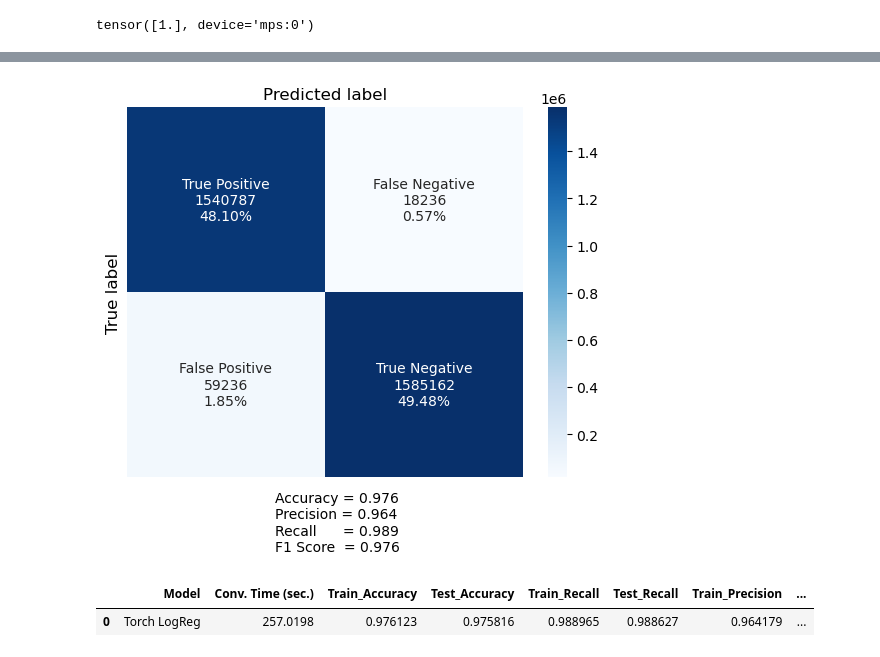
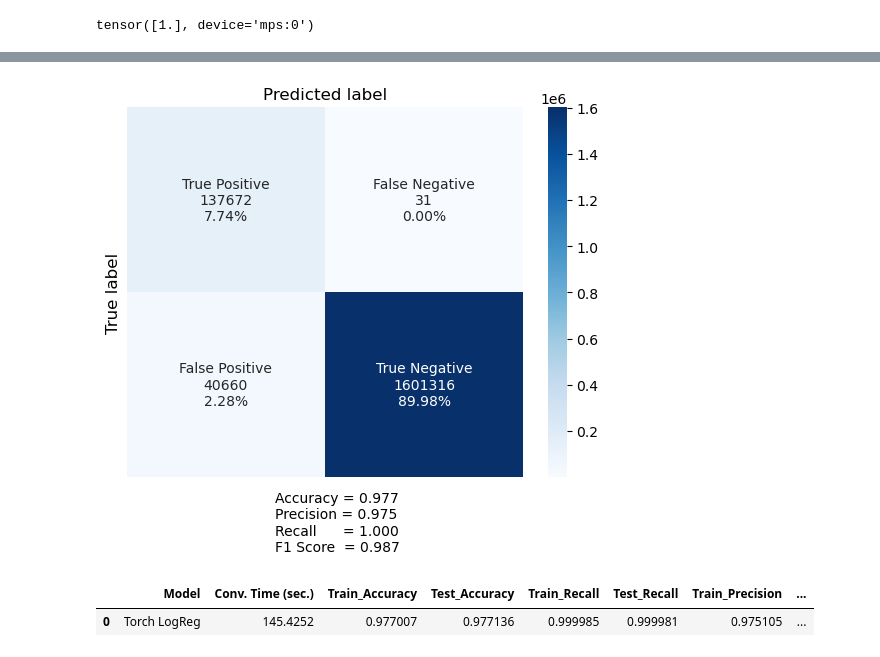
Before and after one commit to japoeder/Basket-Analysis, a Jupyter notebook: 6) Neural Net.ipynb, the cells around one changed output, grey strips where cells are left out. Cells and saved outputs as stored; diff of their text form; code cells hidden in the pictures.

Commit message:
debug model comparison logic, wrap up NN model.

```diff
--- a/6) Neural Net.ipynb
+++ b/6) Neural Net.ipynb
@@ -132,8 +130,8 @@ Resampled dataset shape Counter({1: 5339035, 0: 5339035})
 # %% [markdown]
 ## Train-Test Split
 # %%
-X_train, X_test, y_train, y_test = train_test_split(X_res, y_res, test_size = 0.3)
-#X_train, X_test, y_train, y_test = train_test_split(X, y, test_size = 0.3)
+#X_train, X_test, y_train, y_test = train_test_split(X_res, y_res, test_size = 0.3)
+X_train, X_test, y_train, y_test = train_test_split(X, y, test_size = 0.3)
 
 print("Shape of X_train: ", X_train.shape)
 print("Shape of y_train: ", y_train.shape)
@@ -163,9 +161,11 @@ tensor([1.], device='mps:0')
 sc = MinMaxScaler()
 X_train_sc = sc.fit_transform(X_train)
 X_test_sc = sc.transform(X_test)
+X_val_sc = sc.transform(X_val)
 # %%
-X_train_t = torch.tensor(X_train, dtype=torch.float, device=processor)
-X_test_t = torch.tensor(X_test, dtype=torch.float, device=processor)
+X_train_t = torch.tensor(X_train_sc, dtype=torch.float, device=processor)
+X_test_t = torch.tensor(X_test_sc, dtype=torch.float, device=processor)
+X_val_t = torch.tensor(X_val_sc, dtype=torch.float, device=processor)
 y_train_t = torch.tensor(y_train, dtype=torch.float, device=processor).view(-1, 1)
 y_test_t = torch.tensor(y_test, dtype=torch.float, device=processor).view(-1, 1)
 # %%
@@ -179,8 +179,8 @@ class LogReg(nn.Module):
 
     def forward(self, x):
         x = self.layer0(x)
-        x = self.relu(x)
-        x = self.layer1(x)
+        #x = self.relu(x)
+        #x = self.layer1(x)
         x = self.sigmoid(x)
         return x
 
@@ -262,19 +262,21 @@ Epoch: 1080     | Train loss: 0.0203    | Test loss: 0.0204     | Train acc: 0.9
 # %%
 pred_train = prob_to_label(model(X_train_t).cpu().detach().numpy())
 pred_test = prob_to_label(model(X_test_t).cpu().detach().numpy())
+pred_val = prob_to_label(model(X_val_t).cpu().detach().numpy())
 samples_dict['pred_train'] = pred_train
 samples_dict['pred_test'] = pred_test
+samples_dict['pred_val'] = pred_val
 
 # Compute and print the confusion matrix and classification report
 #Creating confusion matrix
-make_cm([y_test,pred_test])
+make_cm([y_test, pred_test])
 
 #Models and sample dicts
-models_dict['Torch LogReg'] = {'pred_train':pred_train, 'pred_test':pred_test, 'est_time':end-start}
+models_dict['Torch LogReg'] = {'pred_train':pred_train, 'pred_test':pred_test, 'est_time':end-start, 'validation':False}
 
 #Print model comparisons
 model_comparisons(models_dict, samples_dict)
 # %% [output]
-[figure, old version]
+[figure, new version]
 |  | Model | Conv. Time (sec.) | Train_Accuracy | Test_Accuracy | Train_Recall | Test_Recall | Train_Precision | ... |
-| 0 | Torch LogReg | 257.0198 | 0.976123 | 0.975816 | 0.988965 | 0.988627 | 0.964179 | ... |
+| 0 | Torch LogReg | 145.4252 | 0.977007 | 0.977136 | 0.999985 | 0.999981 | 0.975105 | ... |
```
Also changed, not shown: parts of 4 cells of this notebook, 1 other file.
